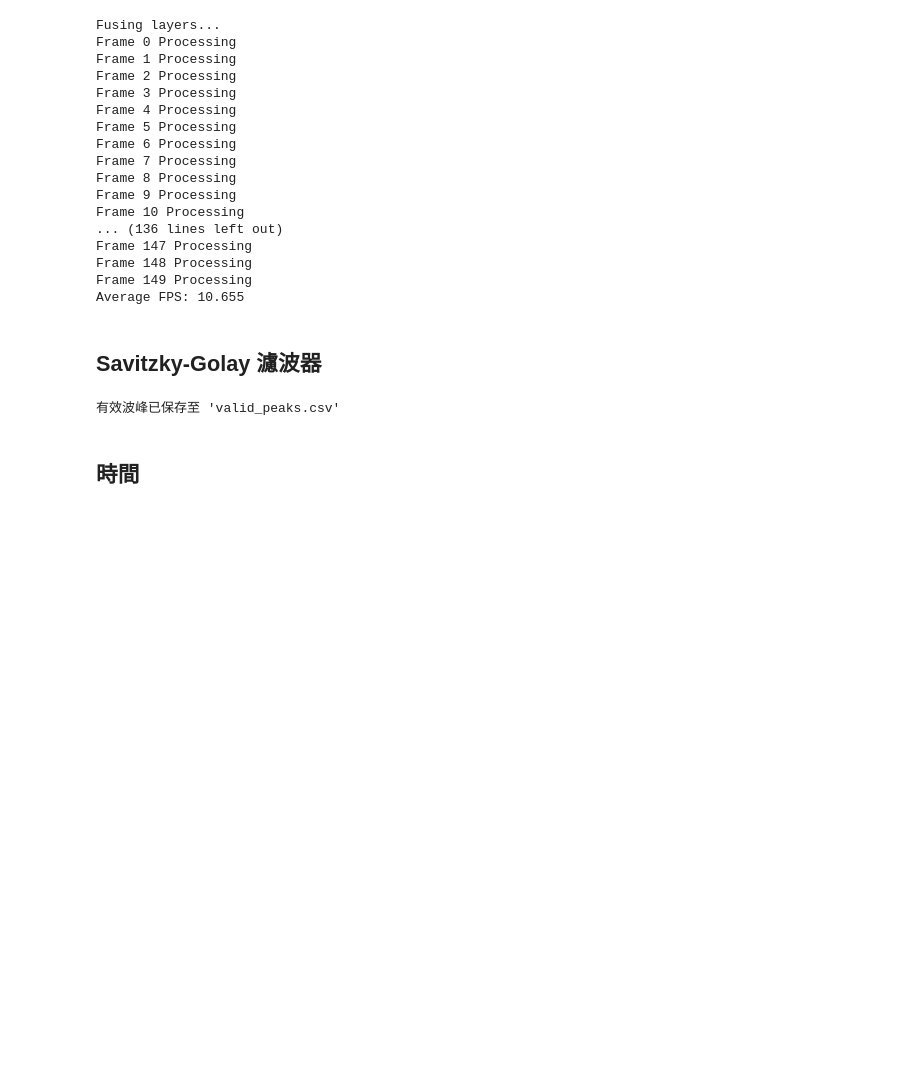
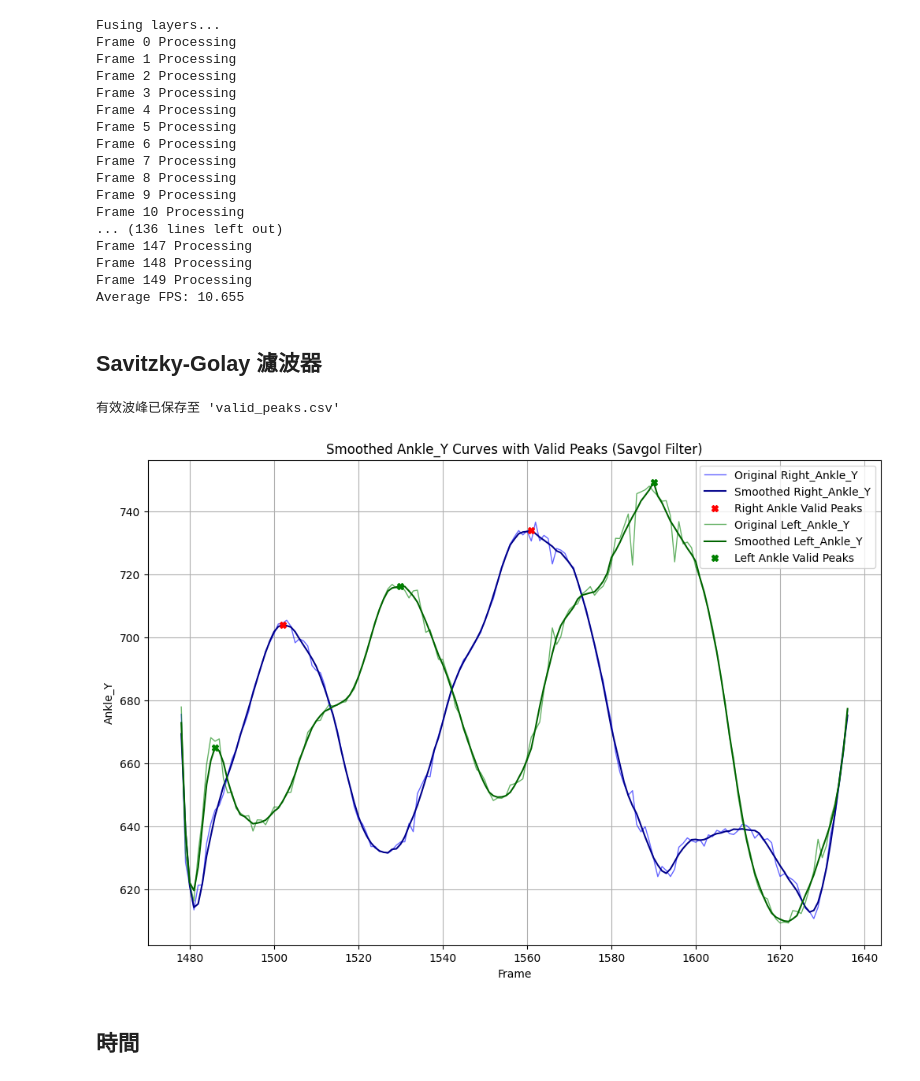
Before and after one commit to YuTzu2003/pose_estimation, a Jupyter notebook: step2video.ipynb, the cells around one changed output. Cells and saved outputs as stored; diff of their text form; code cells hidden in the pictures; blank space fills up the shorter version.

```diff
--- a/step2video.ipynb
+++ b/step2video.ipynb
@@ -287,7 +287,8 @@ import matplotlib.pyplot as plt
 from scipy.signal import find_peaks, peak_prominences, savgol_filter
 
 # 讀取 CSV 文件
-file_path = 'ankle_coordinates.csv'
+# file_path = 'ankle_coordinates.csv'
+file_path = 'D:/pose_estimation/static/jobs/Rec_419cd0ae/Rec_419cd0ae_pose.csv'
 data = pd.read_csv(file_path)
 
 # 提取所需欄位
@@ -329,33 +330,34 @@ left_peak_data = pd.DataFrame({
 })
 
 # 合併左右腳波峰數據，按需要保存
 peak_data = pd.concat([right_peak_data, left_peak_data], axis=1)
 peak_data.to_csv('valid_peaks.csv', index=False)
 
 print("有效波峰已保存至 'valid_peaks.csv'")
 
 # 繪製曲線並標記有效波峰
 plt.figure(figsize=(12, 8))
 
 # 右腳曲線與波峰
 plt.plot(frames, right_y_values, label='Original Right_Ankle_Y', linewidth=1, alpha=0.6, color='blue')
 plt.plot(frames, smoothed_right_y_values, label='Smoothed Right_Ankle_Y', linewidth=1.5, color='darkblue')
 plt.plot(right_peak_data['Frame_Right'], right_peak_data['Y_Right'], 'rX', label='Right Ankle Valid Peaks')  # 右腳波峰
 
 # 左腳曲線與波峰
 plt.plot(frames, left_y_values, label='Original Left_Ankle_Y', linewidth=1, alpha=0.6, color='green')
 plt.plot(frames, smoothed_left_y_values, label='Smoothed Left_Ankle_Y', linewidth=1.5, color='darkgreen')
 plt.plot(left_peak_data['Frame_Left'], left_peak_data['Y_Left'], 'gX', label='Left Ankle Valid Peaks')  # 左腳波峰
 
 # 美化圖表
 plt.title('Smoothed Ankle_Y Curves with Valid Peaks (Savgol Filter)')
 plt.xlabel('Frame')
 plt.ylabel('Ankle_Y')
 plt.legend()
 plt.grid(True)
 plt.show()
 # %% [output]
 有效波峰已保存至 'valid_peaks.csv'
+[figure, added]
 # %% [markdown]
 ## 時間
 # %%
```
Also changed, not shown: 6 other files.
